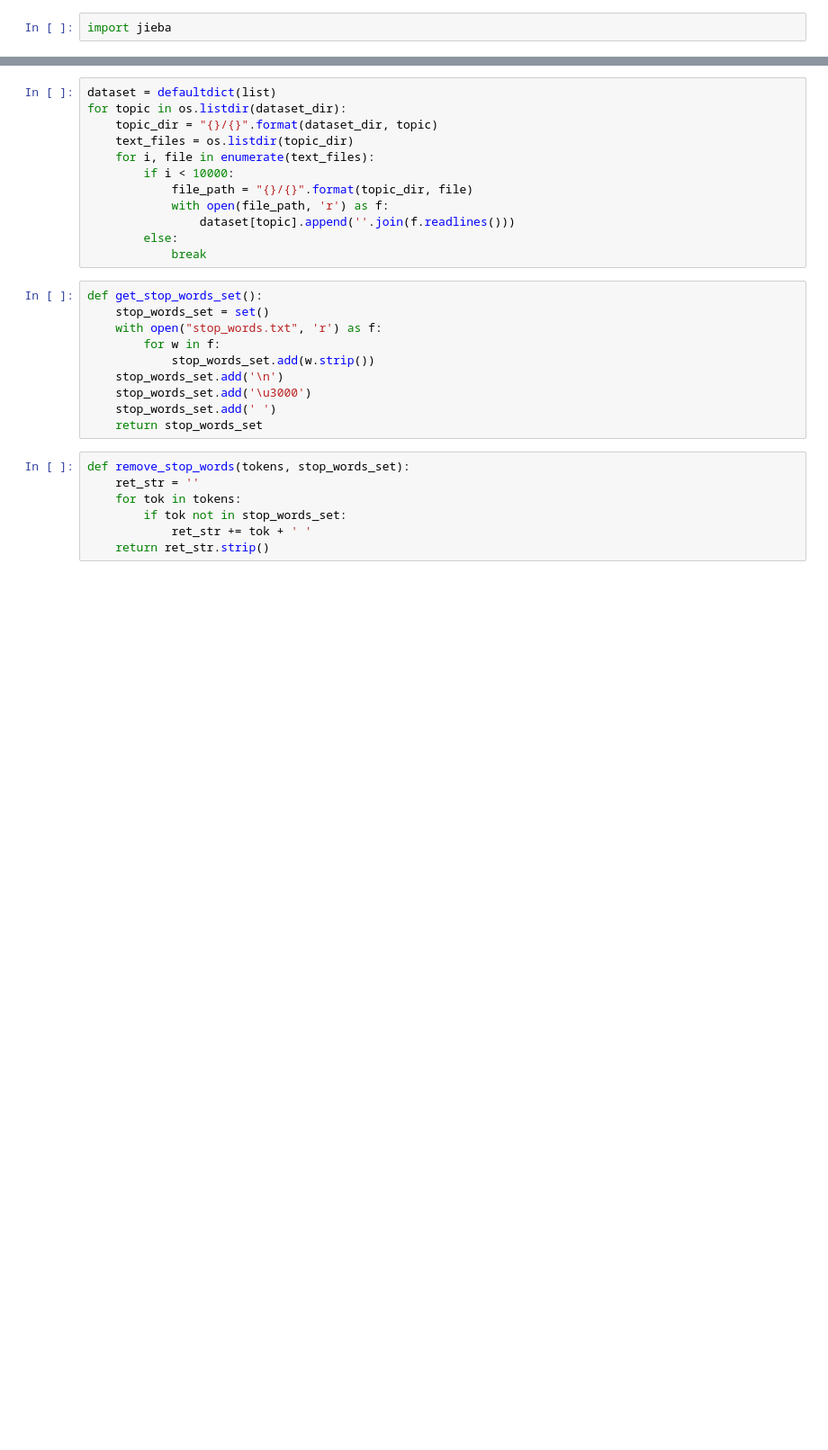
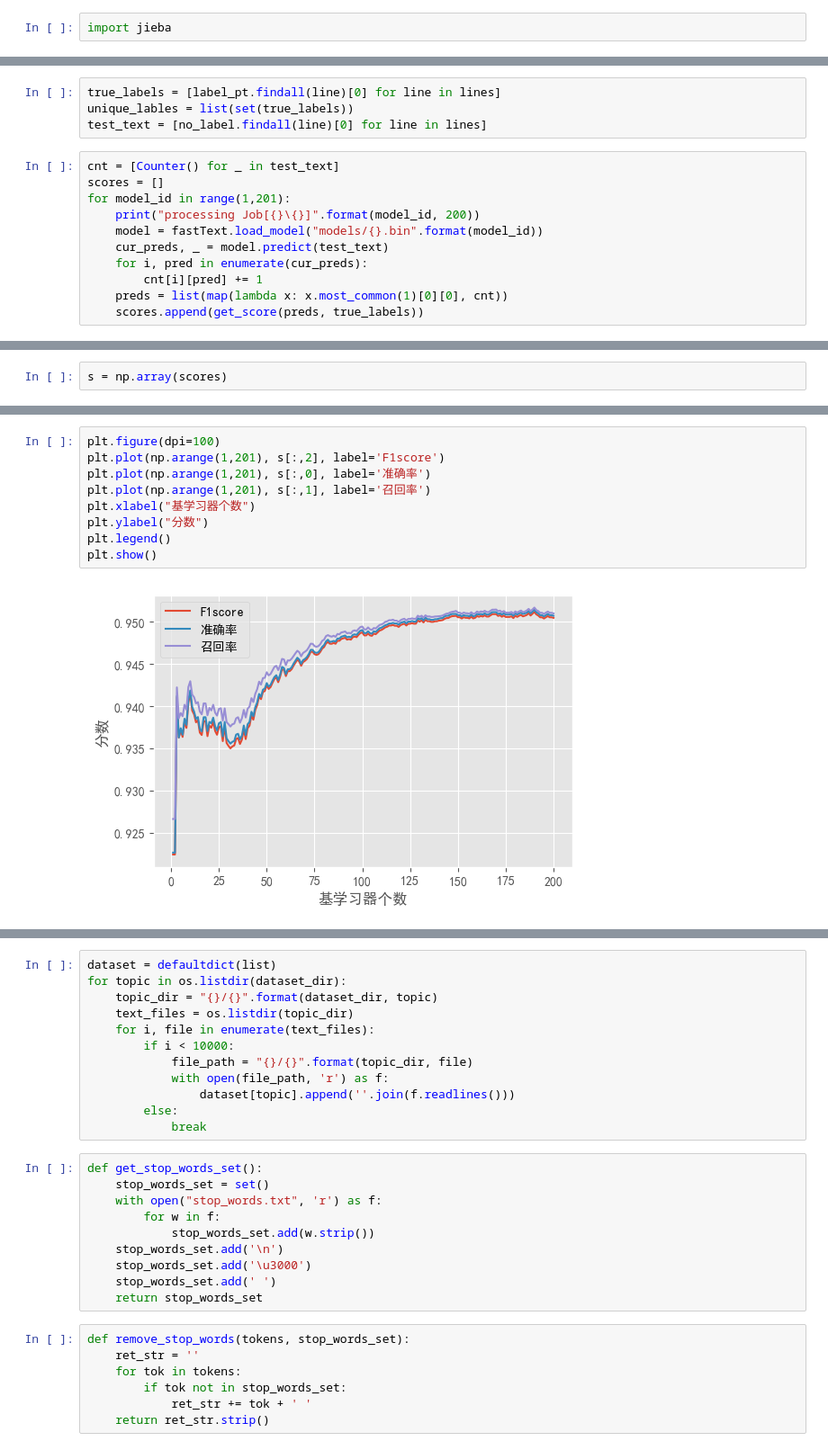
Before and after one commit to DreamerDiWu/paper, a Jupyter notebook: test_notebook.ipynb, the cells around one changed output, grey strips where cells are left out. Shown at 90% size. Drawn from its saved outputs; the diff is of its cells as text; blank space fills up the shorter version.

```diff
--- a/test_notebook.ipynb
+++ b/test_notebook.ipynb
@@ -2,0 +162,15 @@ import jieba
+# %%
+true_labels = [label_pt.findall(line)[0] for line in lines]
+unique_lables = list(set(true_labels))
+test_text = [no_label.findall(line)[0] for line in lines]
+# %%
+cnt = [Counter() for _ in test_text]
+scores = []
+for model_id in range(1,201):
+    print("processing Job[{}\{}]".format(model_id, 200))
+    model = fastText.load_model("models/{}.bin".format(model_id))
+    cur_preds, _ = model.predict(test_text)
+    for i, pred in enumerate(cur_preds):
+        cnt[i][pred] += 1
+    preds = list(map(lambda x: x.most_common(1)[0][0], cnt))
+    scores.append(get_score(preds, true_labels))
@@ -2,0 +380,2 @@ import jieba
+# %%
+s = np.array(scores)
@@ -2,0 +637,11 @@ import jieba
+# %%
+plt.figure(dpi=100)
+plt.plot(np.arange(1,201), s[:,2], label='F1score')
+plt.plot(np.arange(1,201), s[:,0], label='准确率')
+plt.plot(np.arange(1,201), s[:,1], label='召回率')
+plt.xlabel("基学习器个数")
+plt.ylabel("分数")
+plt.legend()
+plt.show()
+# %% [output]
+[figure, added]
```
Also changed, not shown: parts of 157 cells of this notebook, 2 other files.
